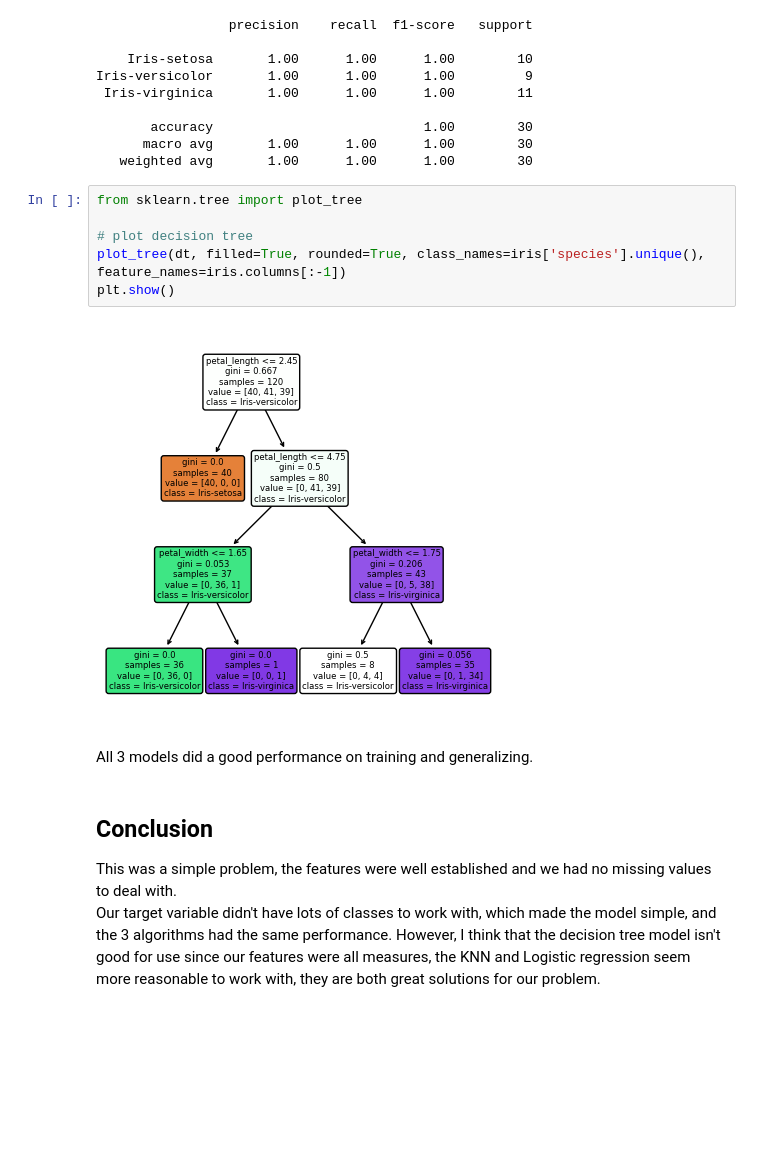
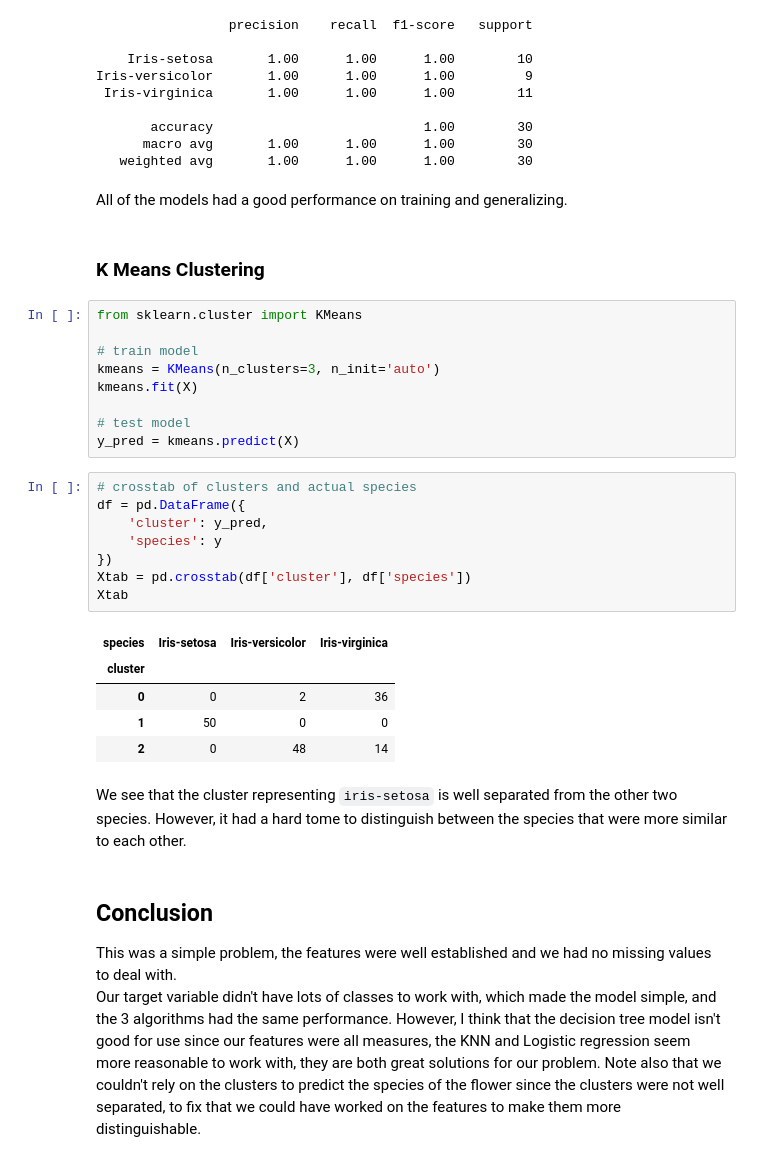
Before and after one commit to mnijadi/iris-classification, a Jupyter notebook: notebooks/iris.ipynb, the cells around one changed output. Saved outputs shown, nothing was run; the diff lists cells and outputs as text; blank space fills up the shorter version.

Commit message:
Perform clustering and draw conclusions

```diff
--- a/notebooks/iris.ipynb
+++ b/notebooks/iris.ipynb
@@ -150,18 +163,37 @@ Iris-versicolor       1.00      1.00      1.00         9
        accuracy                           1.00        30
       macro avg       1.00      1.00      1.00        30
    weighted avg       1.00      1.00      1.00        30
-# %%
-from sklearn.tree import plot_tree
-
-# plot decision tree
-plot_tree(dt, filled=True, rounded=True, class_names=iris['species'].unique(), feature_names=iris.columns[:-1])
-plt.show()
-# %% [output]
-[figure, removed]
 # %% [markdown]
-All 3 models did a good performance on training and generalizing.
+All of the models had a good performance on training and generalizing.
+# %% [markdown]
+### K Means Clustering
+# %%
+from sklearn.cluster import KMeans
+
+# train model
+kmeans = KMeans(n_clusters=3, n_init='auto')
+kmeans.fit(X)
+
+# test model
+y_pred = kmeans.predict(X)
+# %%
+# crosstab of clusters and actual species
+df = pd.DataFrame({
+    'cluster': y_pred,
+    'species': y
+})
+Xtab = pd.crosstab(df['cluster'], df['species'])
+Xtab
+# %% [output]
+| species | Iris-setosa | Iris-versicolor | Iris-virginica |
+| cluster |  |  |  |
+| 0 | 0 | 2 | 36 |
+| 1 | 50 | 0 | 0 |
+| 2 | 0 | 48 | 14 |
+# %% [markdown]
+We see that the cluster representing `iris-setosa` is well separated from the other two species. However, it had a hard tome to distinguish between the species that were more similar to each other.
 # %% [markdown]
 ## Conclusion
 
 This was a simple problem, the features were well established and we had no missing values to deal with.
-Our target variable didn't have lots of classes to work with, which made the model simple, and the 3 algorithms had the same performance. However, I think that the decision tree model isn't good for use since our features were all measures, the KNN and Logistic regression seem more reasonable to work with, they are both great solutions for our problem.
+Our target variable didn't have lots of classes to work with, which made the model simple, and the 3 algorithms had the same performance. However, I think that the decision tree model isn't good for use since our features were all measures, the KNN and Logistic regression seem more reasonable to work with, they are both great solutions for our problem. Note also that we couldn't rely on the clusters to predict the species of the flower since the clusters were not well separated, to fix that we could have worked on the features to make them more distinguishable.
```
Also changed, not shown: parts of 4 cells of this notebook.
